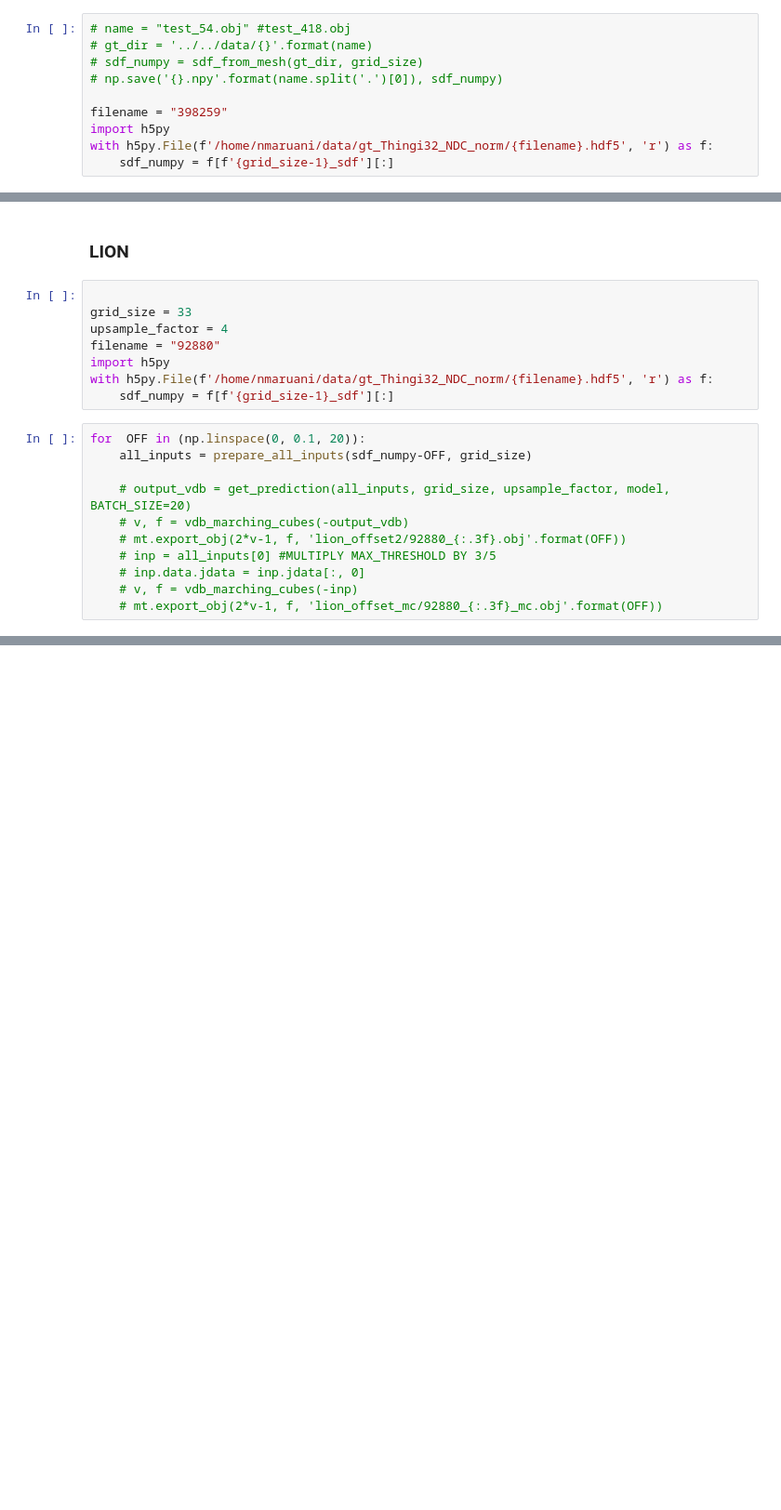
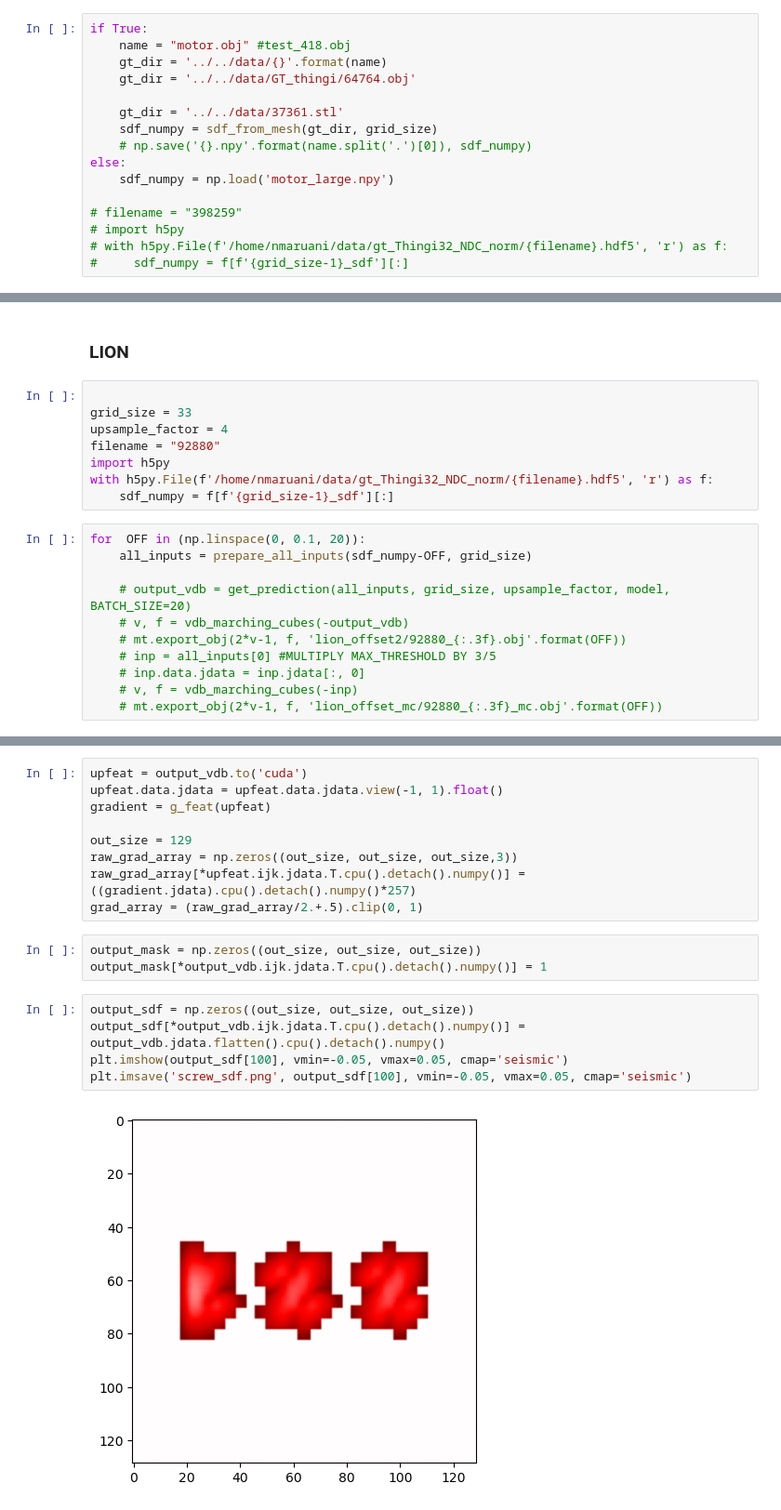
Before and after one commit to Sagar160/SSU, a Jupyter notebook: demo/demo_nissim_simple.ipynb, the cells around one changed output, grey strips where cells are left out. Shown at 93% size. Cells and saved outputs as stored; diff of their text form; blank space fills up the shorter version.

```diff
--- a/demo/demo_nissim_simple.ipynb
+++ b/demo/demo_nissim_simple.ipynb
@@ -188,10 +190,16 @@ upsample_factor = 4
 # %%
-# name = "test_54.obj" #test_418.obj
-# gt_dir = '../../data/{}'.format(name)
-# sdf_numpy = sdf_from_mesh(gt_dir, grid_size)
-# np.save('{}.npy'.format(name.split('.')[0]), sdf_numpy)
+if True:
+    name = "motor.obj" #test_418.obj
+    gt_dir = '../../data/{}'.format(name)
+    gt_dir = '../../data/GT_thingi/64764.obj'
 
-filename = "398259"
-import h5py
-with h5py.File(f'/home/nmaruani/data/gt_Thingi32_NDC_norm/{filename}.hdf5', 'r') as f:
-    sdf_numpy = f[f'{grid_size-1}_sdf'][:]
+    gt_dir = '../../data/37361.stl'
+    sdf_numpy = sdf_from_mesh(gt_dir, grid_size)
+    # np.save('{}.npy'.format(name.split('.')[0]), sdf_numpy)
+else:
+    sdf_numpy = np.load('motor_large.npy')
+
+# filename = "398259"
+# import h5py
+# with h5py.File(f'/home/nmaruani/data/gt_Thingi32_NDC_norm/{filename}.hdf5', 'r') as f:
+#     sdf_numpy = f[f'{grid_size-1}_sdf'][:]
@@ -242,0 +312,19 @@ for  OFF in (np.linspace(0, 0.1, 20)):
+# %%
+upfeat = output_vdb.to('cuda')
+upfeat.data.jdata = upfeat.data.jdata.view(-1, 1).float()
+gradient = g_feat(upfeat)
+
+out_size = 129
+raw_grad_array = np.zeros((out_size, out_size, out_size,3))
+raw_grad_array[*upfeat.ijk.jdata.T.cpu().detach().numpy()] = ((gradient.jdata).cpu().detach().numpy()*257)
+grad_array = (raw_grad_array/2.+.5).clip(0, 1)
+# %%
+output_mask = np.zeros((out_size, out_size, out_size))
+output_mask[*output_vdb.ijk.jdata.T.cpu().detach().numpy()] = 1
+# %%
+output_sdf = np.zeros((out_size, out_size, out_size))
+output_sdf[*output_vdb.ijk.jdata.T.cpu().detach().numpy()] = output_vdb.jdata.flatten().cpu().detach().numpy()
+plt.imshow(output_sdf[100], vmin=-0.05, vmax=0.05, cmap='seismic')
+plt.imsave('screw_sdf.png', output_sdf[100], vmin=-0.05, vmax=0.05, cmap='seismic')
+# %% [output]
+[figure, added]
```
Also changed, not shown: parts of 18 cells of this notebook.
